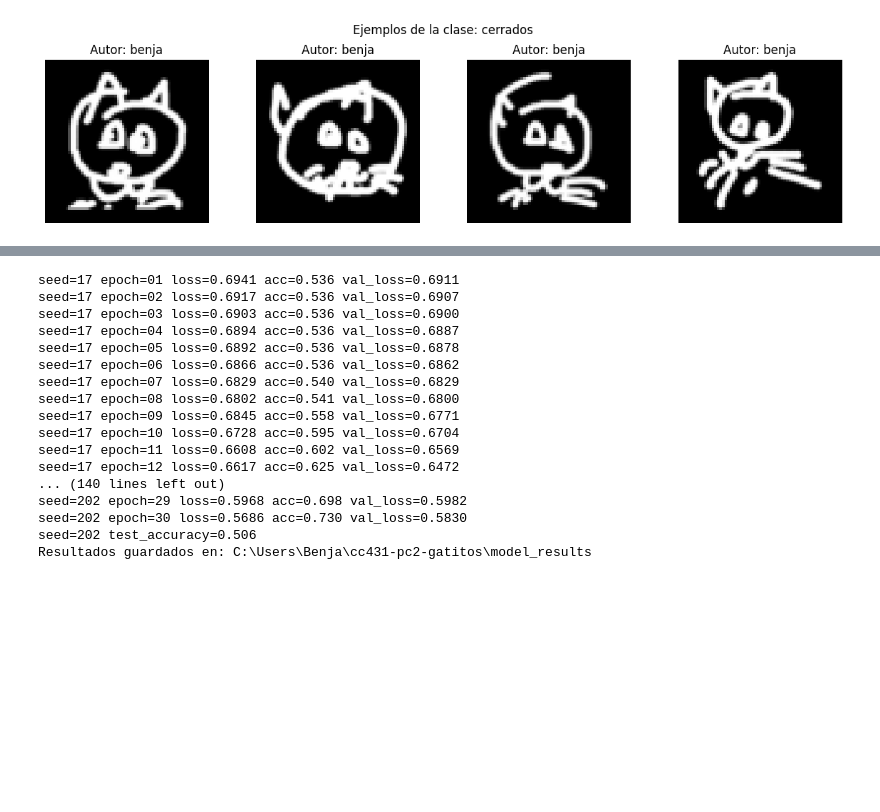
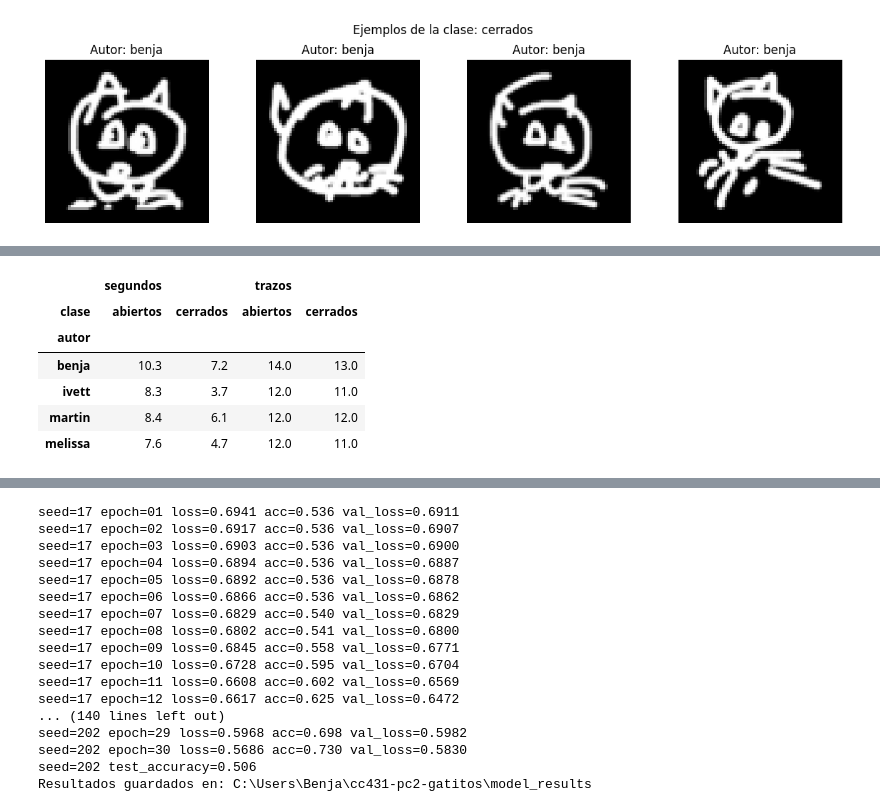
Before and after one commit to Melissa1221/cc431-pc2-gatitos, a Jupyter notebook: entrenamiento.ipynb, the cells around one changed output, grey strips where cells are left out. Saved outputs shown, nothing was run; the diff lists cells and outputs as text; code cells hidden in the pictures; blank space fills up the shorter version.

```diff
--- a/entrenamiento.ipynb
+++ b/entrenamiento.ipynb
@@ -54,0 +75,16 @@ for clase in np.unique(y):
+# %%
+# Duración y trazos por dibujo (dataset/meta/<autor>.csv).
+# Solo se cuentan los dibujos que siguen en el dataset: en la limpieza se borraron imágenes, pero sus filas quedaron en los CSV.
+existentes = {os.path.basename(p) for p in glob.glob('dataset/*/*.png')}
+meta = pd.concat([pd.read_csv(p) for p in glob.glob('dataset/meta/*.csv')])
+meta = meta[meta['archivo'].isin(existentes)].drop_duplicates('archivo')
+meta['segundos'] = meta['duracion_ms'] / 1000
+meta.groupby(['autor', 'clase'])[['segundos', 'trazos']].median().round(1).unstack()
+# %% [output]
+|  | segundos |  | trazos |  |
+| clase | abiertos | cerrados | abiertos | cerrados |
+| autor |  |  |  |  |
+| benja | 10.3 | 7.2 | 14.0 | 13.0 |
+| ivett | 8.3 | 3.7 | 12.0 | 11.0 |
+| martin | 8.4 | 6.1 | 12.0 | 12.0 |
+| melissa | 7.6 | 4.7 | 12.0 | 11.0 |
```
Also changed, not shown: parts of 12 cells of this notebook.
